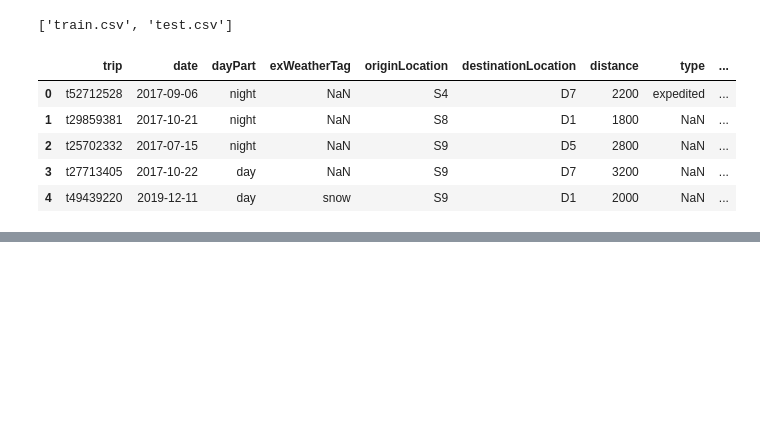
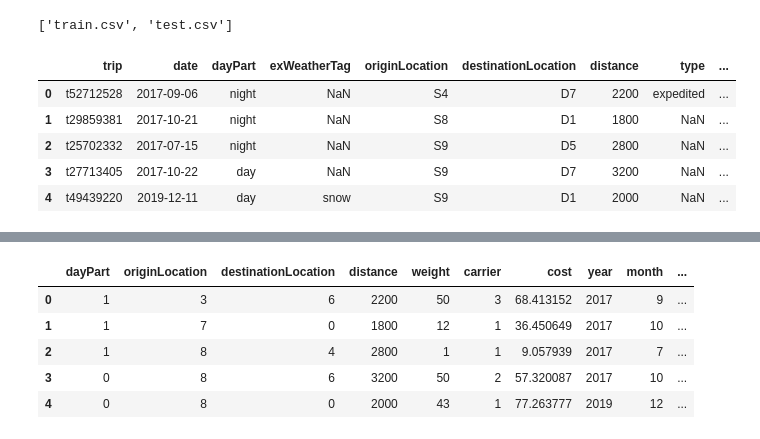
Before and after one commit to lalitha-sahitya/Predicting-Charges, a Jupyter notebook: costprediction.ipynb, the cells around one changed output, grey strips where cells are left out. Saved outputs shown, nothing was run; the diff lists cells and outputs as text; code cells hidden in the pictures; blank space fills up the shorter version.

```diff
--- a/costprediction.ipynb
+++ b/costprediction.ipynb
@@ -52,0 +216,15 @@ data.head()
+# %%
+from sklearn.preprocessing import LabelEncoder
+enc=LabelEncoder()
+for i in data.select_dtypes(include='object').columns:
+  data[i]=enc.fit_transform(data[i])
+  test_data[i]=enc.transform(test_data[i])
+# %%
+data.head()
+# %% [output]
+|  | dayPart | originLocation | destinationLocation | distance | weight | carrier | cost | year | month | ... |
+| 0 | 1 | 3 | 6 | 2200 | 50 | 3 | 68.413152 | 2017 | 9 | ... |
+| 1 | 1 | 7 | 0 | 1800 | 12 | 1 | 36.450649 | 2017 | 10 | ... |
+| 2 | 1 | 8 | 4 | 2800 | 1 | 1 | 9.057939 | 2017 | 7 | ... |
+| 3 | 0 | 8 | 6 | 3200 | 50 | 2 | 57.320087 | 2017 | 10 | ... |
+| 4 | 0 | 8 | 0 | 2000 | 43 | 1 | 77.263777 | 2019 | 12 | ... |
```
Also changed, not shown: parts of 47 cells of this notebook.
